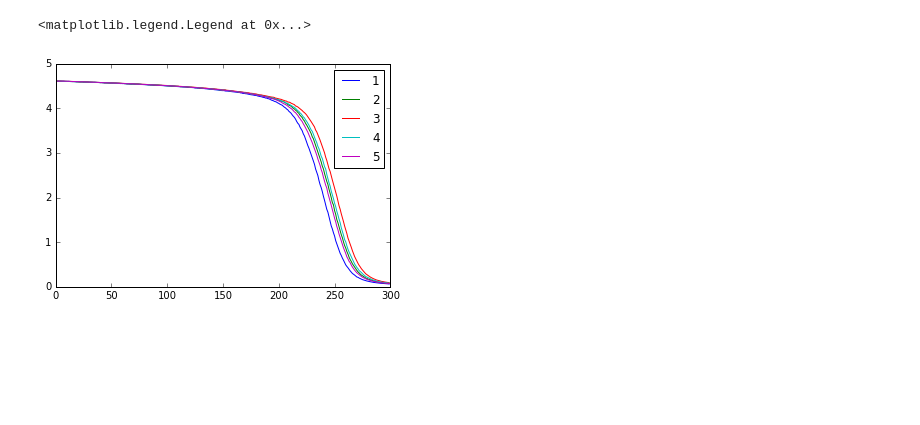
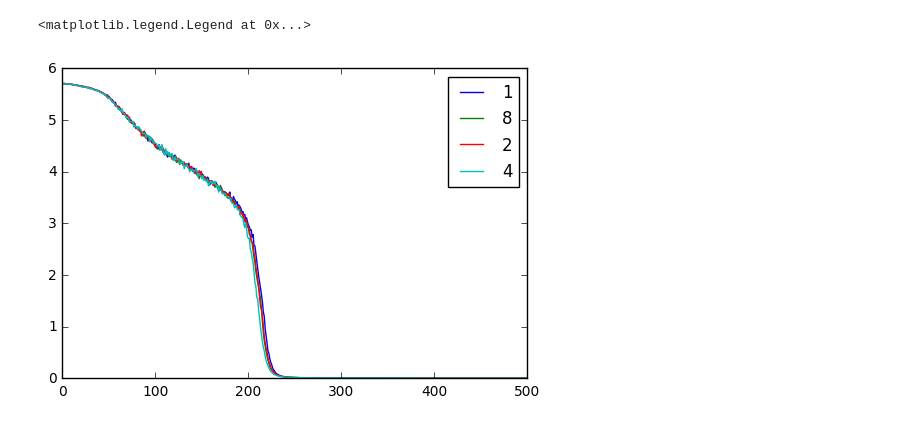
Before and after one commit to hans/ipython-notebooks, a Jupyter notebook: Reward-augmented maximum likelihood learning for autoencoders.ipynb, the cells around one changed output. Cells and saved outputs as stored; diff of their text form; code cells hidden in the pictures; blank space fills up the shorter version.

```diff
--- a/Reward-augmented maximum likelihood learning for autoencoders.ipynb
+++ b/Reward-augmented maximum likelihood learning for autoencoders.ipynb
@@ -55,7 +58,11 @@ def build_model(num_timesteps, num_samples, vocab_size, embedding_size,
     return inputs, targets, loss, real_targets, real_loss
 # %%
 def modify_with_hamming_distance(y, distance, vocab_size):
+    assert distance >= 0
     assert distance <= len(y)
+    if distance == 0:
+        return np.copy(y)
+
     idxs = np.random.choice(len(y), replace=False, size=distance)
     replacements = np.random.choice(vocab_size, size=distance)
     # TODO: account for case where replacement is same as existing char
@@ -69,7 +76,7 @@ def sample_targets_hamming_distance(y, n, vocab_size, p=0.8):
     Sample `n` partially-correct targets by modifying the correct target
     sequence `y` under a Hamming distance reward function.
     """
-    distances = np.minimum(len(y), np.random.geometric(p, n))
+    distances = np.minimum(len(y), np.random.geometric(p, n) - 1)
     return [modify_with_hamming_distance(y, distance, vocab_size)
             for distance in distances]
 # %%
@@ -95,35 +102,36 @@ def train_batch(model, train_op, sess, batch_size, num_timesteps,
     loss_b, real_loss_b, _ = sess.run((loss, real_loss, train_op), feed)
     return loss_b, real_loss_b
 # %%
-def train_model(num_samples):
-    NUM_TIMESTEPS = 30
-    VOCAB_SIZE = 100
-    EMBEDDING_SIZE = 64
+def train_model(num_samples, lr=0.1):
+    NUM_TIMESTEPS = 10
+    VOCAB_SIZE = 300
+    EMBEDDING_SIZE = 128
 
     g = tf.Graph()
     with g.as_default():
         model = build_model(NUM_TIMESTEPS, num_samples, VOCAB_SIZE,
                             EMBEDDING_SIZE)
-        optimizer = tf.train.MomentumOptimizer(0.1, 0.9)
+        optimizer = tf.train.MomentumOptimizer(lr, 0.9)
         train_op = optimizer.minimize(model[2])
 
     sess = tf.InteractiveSession(graph=g)
     sess.run(tf.initialize_all_variables())
 
     losses, real_losses = [], []
-    for i in range(300):
+    for i in range(500):
         loss, real_loss = train_batch(model, train_op, sess, 64, NUM_TIMESTEPS,
                                       num_samples, VOCAB_SIZE)
         losses.append(loss)
         real_losses.append(real_loss)
         if i % 100 == 0:
-            print "\t", i
+            print("\t", i)
 
     return losses, real_losses
 # %%
 losses = {}
 
-for num_samples in range(1, 6):
-    print num_samples
-    losses[num_samples] = train_model(num_samples)
+for lr in [0.5, 0.1, 0.05]:
+    for num_samples in [1, 2, 4, 8]:
+        print(lr, num_samples)
+        losses[(lr, num_samples)] = train_model(num_samples, lr=lr)
 # %% [output]
@@ -149,0 +155,12 @@ for num_samples in range(1, 6):
+# %%
+learning_rates = set(lr for lr, _ in losses.keys())
+fig, axes = plt.subplots(len(learning_rates), 1, sharex=True, sharey=True)
+
+for learning_rate, axis in zip(learning_rates, axes):
+    lines = []
+    axis.set_title("lr=%.02f"%learning_rate)
+    for (lr_j, num_samples), (_, real_losses_j) in losses.items():
+        if lr_j != learning_rate: continue
+        line, = axis.plot(real_losses_j, label=str(num_samples))
+        lines.append(line)
+    axis.legend(handles=lines)
@@ -150,9 +169,10 @@ for num_samples in range(1, 6):
 # %%
 plots = []
-for num_samples, (_, real_losses_j) in losses.iteritems():
+for (lr, num_samples), (_, real_losses_j) in losses.items():
+    if lr != 0.5: continue
     plot, = plt.plot(real_losses_j, label=str(num_samples))
     plots.append(plot)
 plt.legend(handles=plots)
 # %% [output]
 <matplotlib.legend.Legend at 0x...>
-[figure, old version]
+[figure, new version]
```
Also changed, not shown: parts of 3 cells of this notebook.
